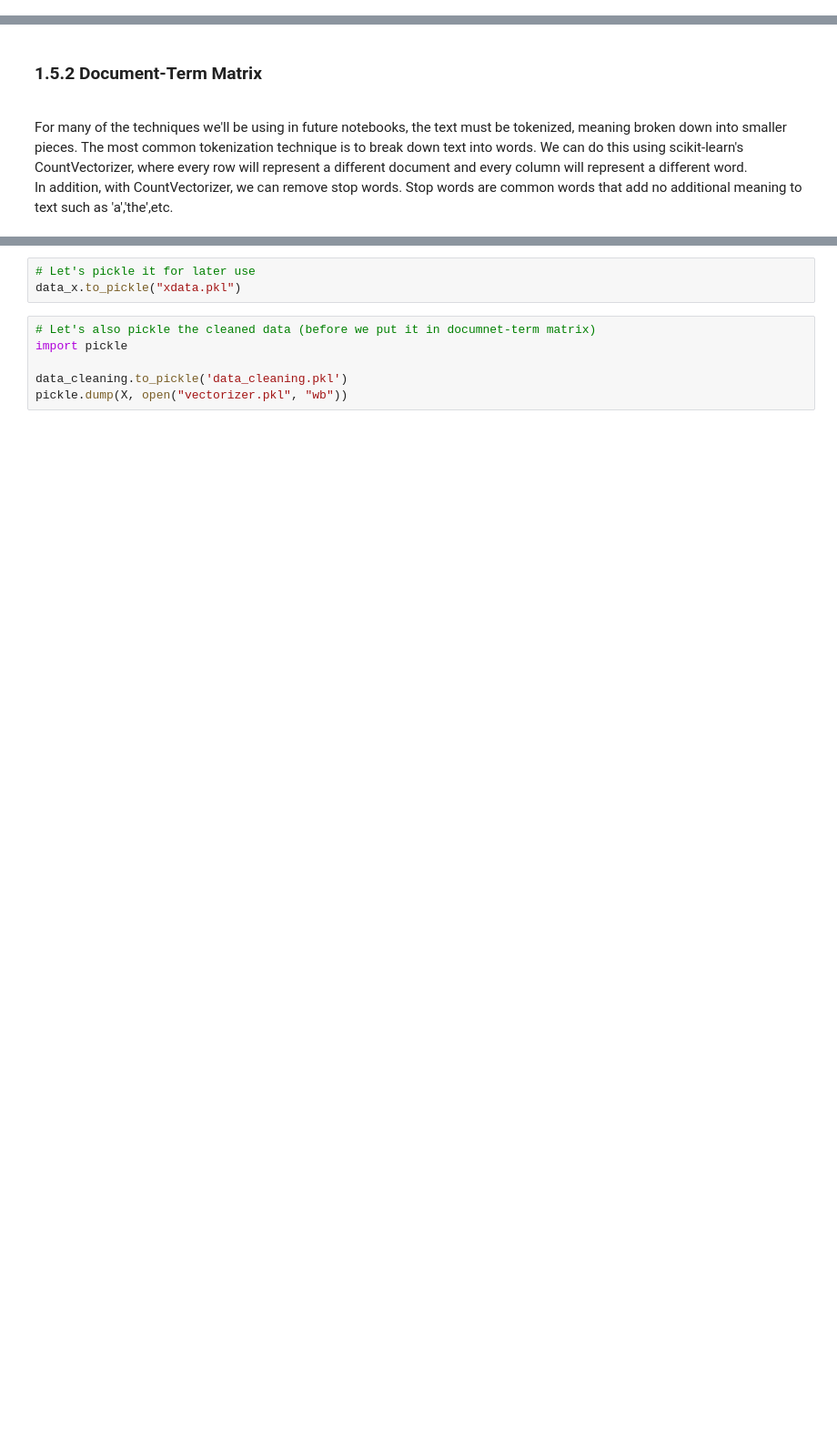
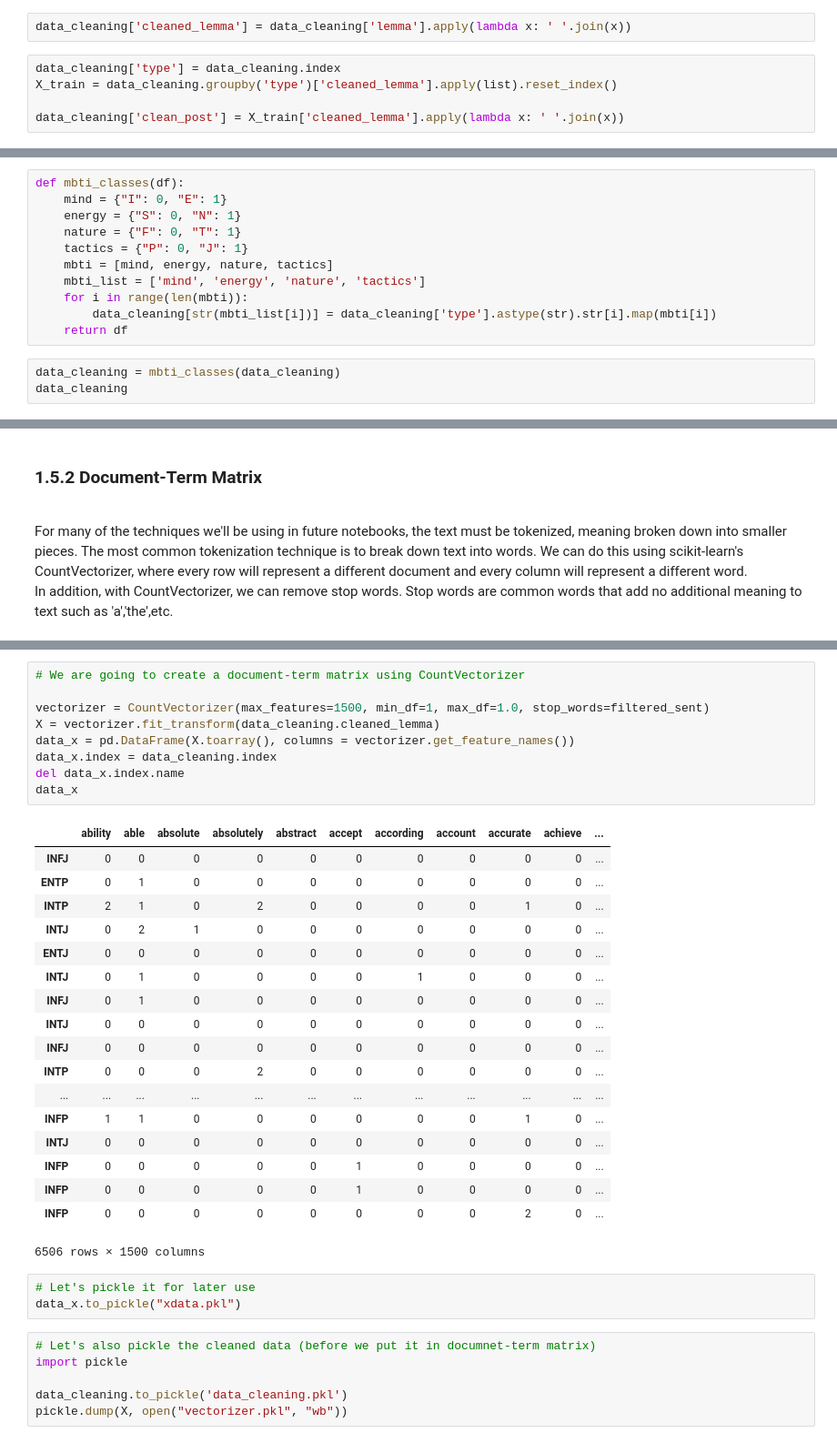
Before and after one commit to Marangrang/Classification---predicting-personality-types, a Jupyter notebook: Data Cleaning.ipynb, the cells around one changed output, grey strips where cells are left out. Shown at 91% size. Drawn from its saved outputs; the diff is of its cells as text; blank space fills up the shorter version.

```diff
--- a/Data Cleaning.ipynb
+++ b/Data Cleaning.ipynb
@@ -365,0 +378,7 @@ data_cleaning
+# %%
+data_cleaning['cleaned_lemma'] = data_cleaning['lemma'].apply(lambda x: ' '.join(x))
+# %%
+data_cleaning['type'] = data_cleaning.index
+X_train = data_cleaning.groupby('type')['cleaned_lemma'].apply(list).reset_index()
+
+data_cleaning['clean_post'] = X_train['cleaned_lemma'].apply(lambda x: ' '.join(x))
@@ -365,0 +387,14 @@ data_cleaning
+# %%
+def mbti_classes(df):
+    mind = {"I": 0, "E": 1}
+    energy = {"S": 0, "N": 1}
+    nature = {"F": 0, "T": 1}
+    tactics = {"P": 0, "J": 1}
+    mbti = [mind, energy, nature, tactics]
+    mbti_list = ['mind', 'energy', 'nature', 'tactics']
+    for i in range(len(mbti)):
+        data_cleaning[str(mbti_list[i])] = data_cleaning['type'].astype(str).str[i].map(mbti[i])
+    return df
+# %%
+data_cleaning = mbti_classes(data_cleaning)
+data_cleaning
@@ -483,3 +477,31 @@ data_x
+# %%
+# We are going to create a document-term matrix using CountVectorizer
+
+vectorizer = CountVectorizer(max_features=1500, min_df=1, max_df=1.0, stop_words=filtered_sent)
+X = vectorizer.fit_transform(data_cleaning.cleaned_lemma)
+data_x = pd.DataFrame(X.toarray(), columns = vectorizer.get_feature_names())
+data_x.index = data_cleaning.index
+del data_x.index.name
+data_x
+# %% [output]
+|  | ability | able | absolute | absolutely | abstract | accept | according | account | accurate | achieve | ... |
+| INFJ | 0 | 0 | 0 | 0 | 0 | 0 | 0 | 0 | 0 | 0 | ... |
+| ENTP | 0 | 1 | 0 | 0 | 0 | 0 | 0 | 0 | 0 | 0 | ... |
+| INTP | 2 | 1 | 0 | 2 | 0 | 0 | 0 | 0 | 1 | 0 | ... |
+| INTJ | 0 | 2 | 1 | 0 | 0 | 0 | 0 | 0 | 0 | 0 | ... |
+| ENTJ | 0 | 0 | 0 | 0 | 0 | 0 | 0 | 0 | 0 | 0 | ... |
+| INTJ | 0 | 1 | 0 | 0 | 0 | 0 | 1 | 0 | 0 | 0 | ... |
+| INFJ | 0 | 1 | 0 | 0 | 0 | 0 | 0 | 0 | 0 | 0 | ... |
+| INTJ | 0 | 0 | 0 | 0 | 0 | 0 | 0 | 0 | 0 | 0 | ... |
+| INFJ | 0 | 0 | 0 | 0 | 0 | 0 | 0 | 0 | 0 | 0 | ... |
+| INTP | 0 | 0 | 0 | 2 | 0 | 0 | 0 | 0 | 0 | 0 | ... |
+| ... | ... | ... | ... | ... | ... | ... | ... | ... | ... | ... | ... |
+| INFP | 1 | 1 | 0 | 0 | 0 | 0 | 0 | 0 | 1 | 0 | ... |
+| INTJ | 0 | 0 | 0 | 0 | 0 | 0 | 0 | 0 | 0 | 0 | ... |
+| INFP | 0 | 0 | 0 | 0 | 0 | 1 | 0 | 0 | 0 | 0 | ... |
+| INFP | 0 | 0 | 0 | 0 | 0 | 1 | 0 | 0 | 0 | 0 | ... |
+| INFP | 0 | 0 | 0 | 0 | 0 | 0 | 0 | 0 | 2 | 0 | ... |
+6506 rows × 1500 columns
 # %%
 # Let's pickle it for later use
 data_x.to_pickle("xdata.pkl")
```
Also changed, not shown: parts of 32 cells of this notebook.
